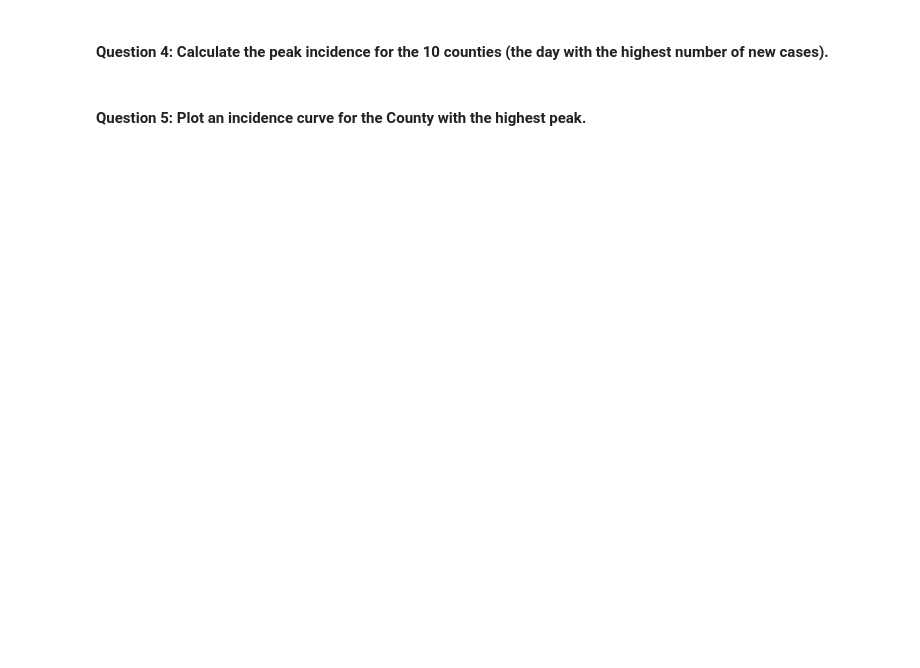
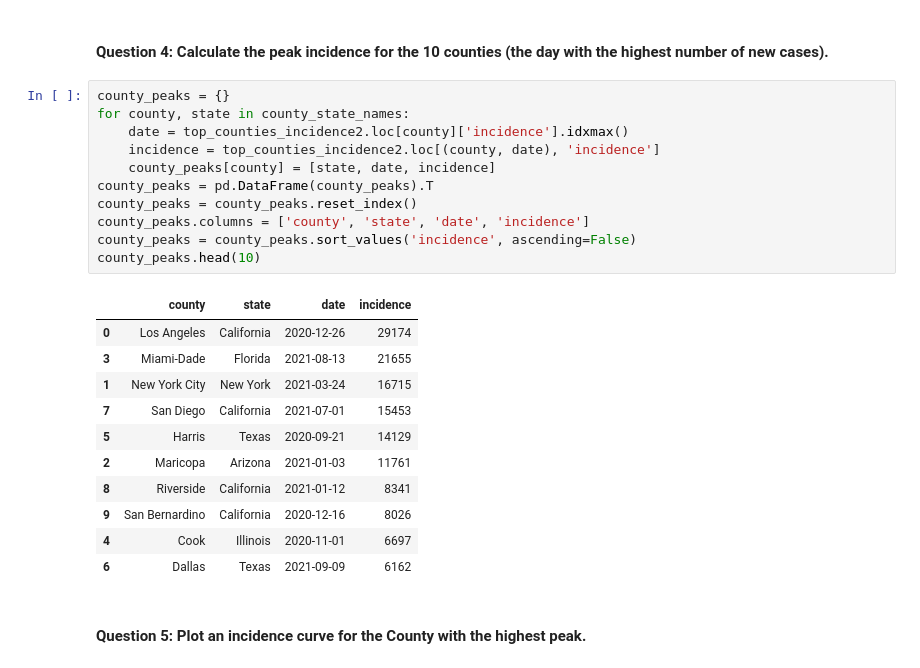
Before and after one commit to CMU-MS-DAS-Modern-Programming-Mini/ClassAssignmentNo4, a Jupyter notebook: US County Data - pandas.ipynb, the cells around one changed output. Saved outputs shown, nothing was run; the diff lists cells and outputs as text; blank space fills up the shorter version.

```diff
--- a/US County Data - pandas.ipynb
+++ b/US County Data - pandas.ipynb
@@ -25,4 +154,27 @@ deaths - The cumulative number of deaths in at the date in the county
 # %% [markdown]
 #### Question 4: Calculate the peak incidence for the 10 counties (the day with the highest number of new cases).
+# %%
+county_peaks = {}
+for county, state in county_state_names:
+    date = top_counties_incidence2.loc[county]['incidence'].idxmax()
+    incidence = top_counties_incidence2.loc[(county, date), 'incidence']
+    county_peaks[county] = [state, date, incidence]
+county_peaks = pd.DataFrame(county_peaks).T
+county_peaks = county_peaks.reset_index()
+county_peaks.columns = ['county', 'state', 'date', 'incidence']
+county_peaks = county_peaks.sort_values('incidence', ascending=False)
+county_peaks.head(10)
+# %% [output]
+|  | county | state | date | incidence |
+| 0 | Los Angeles | California | 2020-12-26 | 29174 |
+| 3 | Miami-Dade | Florida | 2021-08-13 | 21655 |
+| 1 | New York City | New York | 2021-03-24 | 16715 |
+| 7 | San Diego | California | 2021-07-01 | 15453 |
+| 5 | Harris | Texas | 2020-09-21 | 14129 |
+| 2 | Maricopa | Arizona | 2021-01-03 | 11761 |
+| 8 | Riverside | California | 2021-01-12 | 8341 |
+| 9 | San Bernardino | California | 2020-12-16 | 8026 |
+| 4 | Cook | Illinois | 2020-11-01 | 6697 |
+| 6 | Dallas | Texas | 2021-09-09 | 6162 |
 # %% [markdown]
 #### Question 5: Plot an incidence curve for the County with the highest peak.
```
Also changed, not shown: parts of 11 cells of this notebook.
